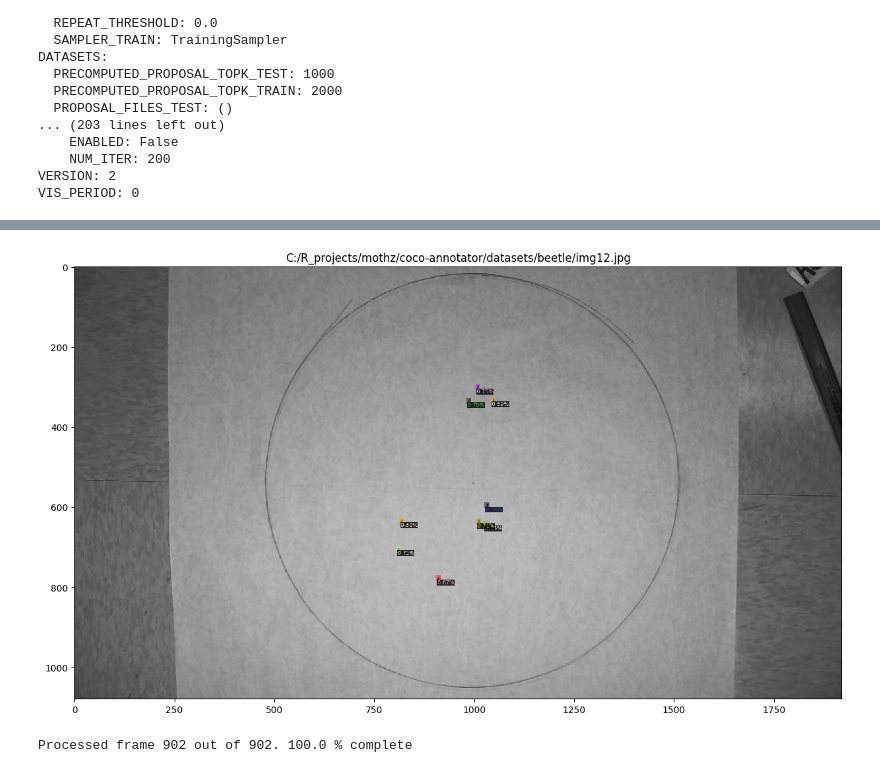
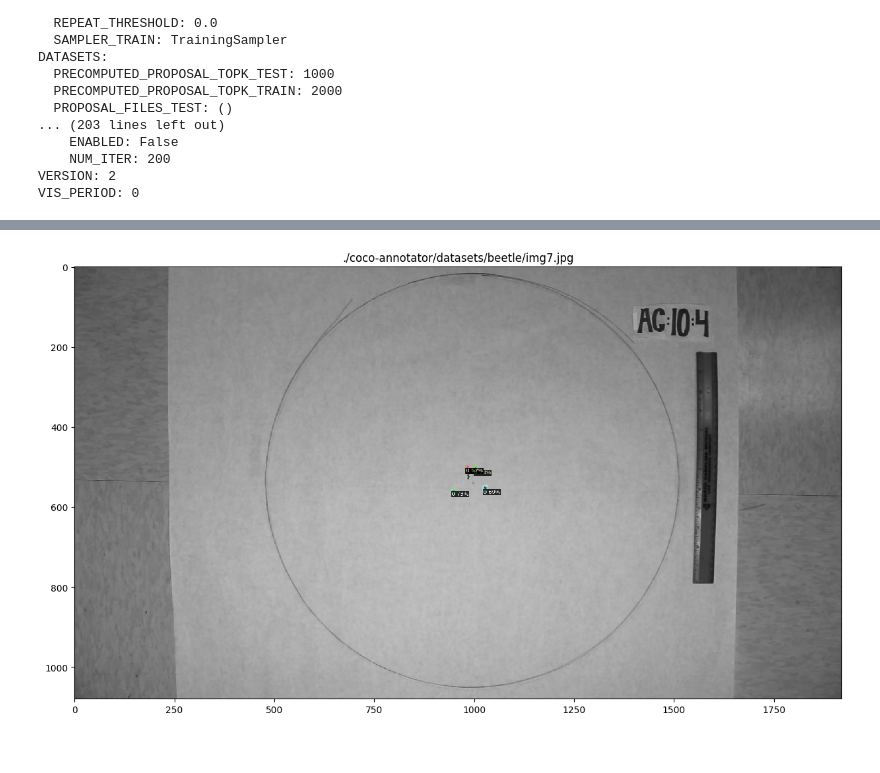
Before and after one commit to vsbpan/moth_vision, a Jupyter notebook: beetle_stuff/beetle_test.ipynb, the cells around one changed output, grey strips where cells are left out. Cells and saved outputs as stored; diff of their text form; code cells hidden in the pictures.

Commit message:
updated paths in beetle tracking notebook and some instructions for icebox

```diff
--- a/beetle_stuff/beetle_test.ipynb
+++ b/beetle_stuff/beetle_test.ipynb
@@ -109,7 +106,7 @@ cfg.MODEL.MASK_ON = False
 cfg.MODEL.KEYPOINT_ON = False # Keypoint detection for multiple thing classes not supported by detectron2
 cfg.MODEL.ROI_KEYPOINT_HEAD.LOSS_WEIGHT = 5
 cfg.MODEL.ROI_KEYPOINT_HEAD.NORMALIZE_LOSS_BY_VISIBLE_KEYPOINTS = False
-cfg.OUTPUT_DIR = "./beetle/model"
+cfg.OUTPUT_DIR = "./detectron2/custom_training/beetle/model"
 #cfg.MODEL.BACKBONE.FREEZE_AT = 0
 cfg.INPUT.MAX_SIZE_TEST = 2000
 cfg.INPUT.MAX_SIZE_TRAIN = 2000
@@ -167,26 +164,26 @@ predictor = DefaultPredictor(cfg)
 # %%
 %matplotlib inline
 
-f = glob.glob("C:/R_projects/mothz/coco-annotator/datasets/beetle/img12.jpg")
+f = glob.glob("./coco-annotator/datasets/beetle/*")
 fi = random.choice(f)
 #fi = f[0]
 im = cv2.imread(fi)
 outputs = predictor(im)  # format is documented at https://detectron2.readthedocs.io/tutorials/models.html#model-output-format
 v = Visualizer(im[:, :, 0:3][:,:,::-1],
                    metadata=MetadataCatalog.get("beetle_tess"),
                    scale=1,
                instance_mode=ColorMode.IMAGE_BW
 )
 outputs = filter_instance_by_classes(outputs, "beetle_test",[10]) # max detection: ['beetle']
 out = v.draw_instance_predictions(outputs)
 
 
 plt.figure(figsize = (15,15))
 plt.imshow(out.get_image()[:,:,0:3], interpolation='nearest')
 plt.title(fi)
 plt.show()
 # %% [output]
-[figure, old version]
+[figure, new version]
 # %%
 # For writing predictions
 from detectron2.custom.writing import *
@@ -245,10 +242,8 @@ write_img_inference(
     mode = "bbox"
     )
 # %%
-track_video("C:/R_projects/mothz/AC_10out.mp4",
-           "C:/R_projects/mothz/",
+track_video("./AC_10out.mp4",
+           "./",
            predictor,
            "beetle_train",
            [10])
-# %% [output]
-Processed frame 902 out of 902. 100.0 % complete
```
Also changed, not shown: parts of 7 cells of this notebook, 2 other files.
